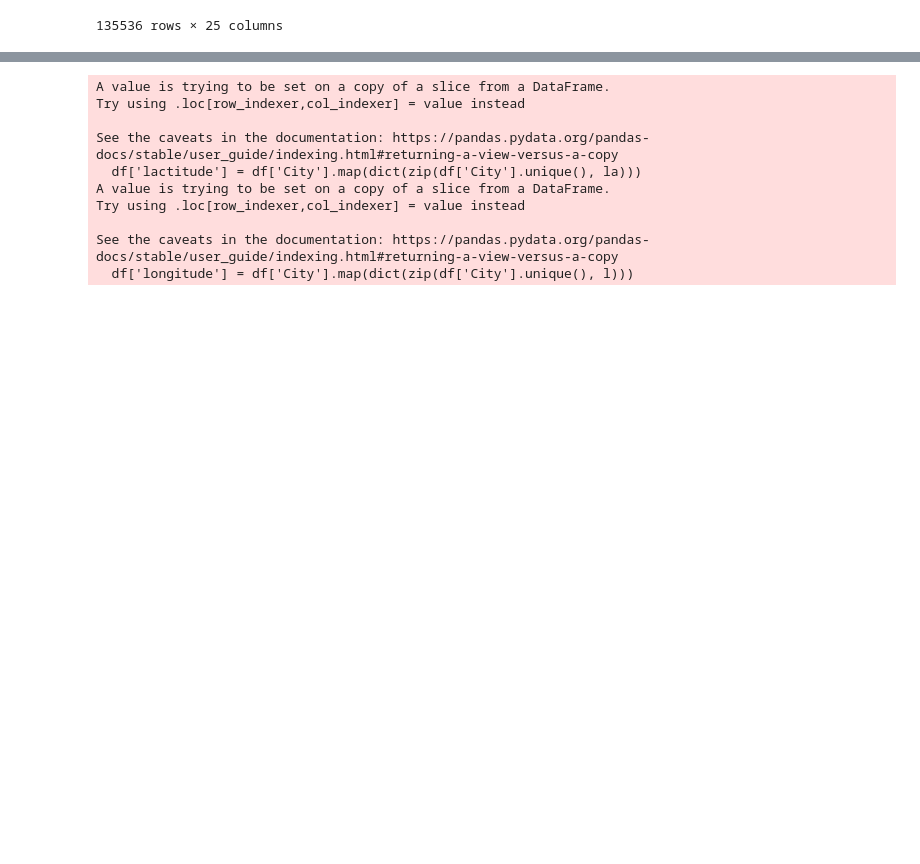
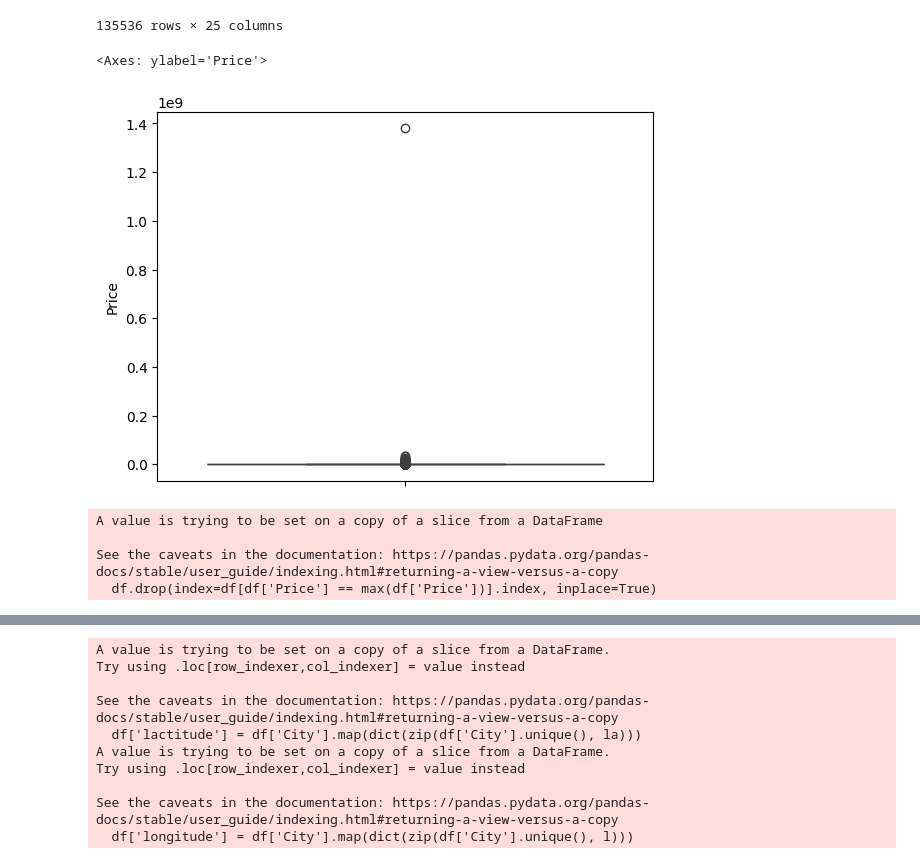
Before and after one commit to VIVALDI142857/ClassificationModelsParams, a Jupyter notebook: real_estate_regression.ipynb, the cells around one changed output, grey strips where cells are left out. Drawn from its saved outputs; the diff is of its cells as text; code cells hidden in the pictures; blank space fills up the shorter version.

```diff
--- a/real_estate_regression.ipynb
+++ b/real_estate_regression.ipynb
@@ -55,3 +63,17 @@ df
 | 135534 | 36000.0 | Vila Real | Sabrosa | Paços | Land | NC | NaN | 0.0 | NaN | ... |
 | 135535 | 35000.0 | Vila Real | Valpaços | Algeriz | Land | NC | NaN | 0.0 | NaN | ... |
 135536 rows × 25 columns
+# %%
+df = df.dropna(subset=['Price'])
+# %%
+sns.boxplot(df['Price'])
+# %% [output]
+<Axes: ylabel='Price'>
+[figure, added]
+# %%
+df.drop(index=df[df['Price'] == max(df['Price'])].index, inplace=True)
+# %% [output]
+A value is trying to be set on a copy of a slice from a DataFrame
+
+See the caveats in the documentation: https://pandas.pydata.org/pandas-docs/stable/user_guide/indexing.html#returning-a-view-versus-a-copy
+  df.drop(index=df[df['Price'] == max(df['Price'])].index, inplace=True)
```
Also changed, not shown: parts of 68 cells of this notebook, 8 other files.
